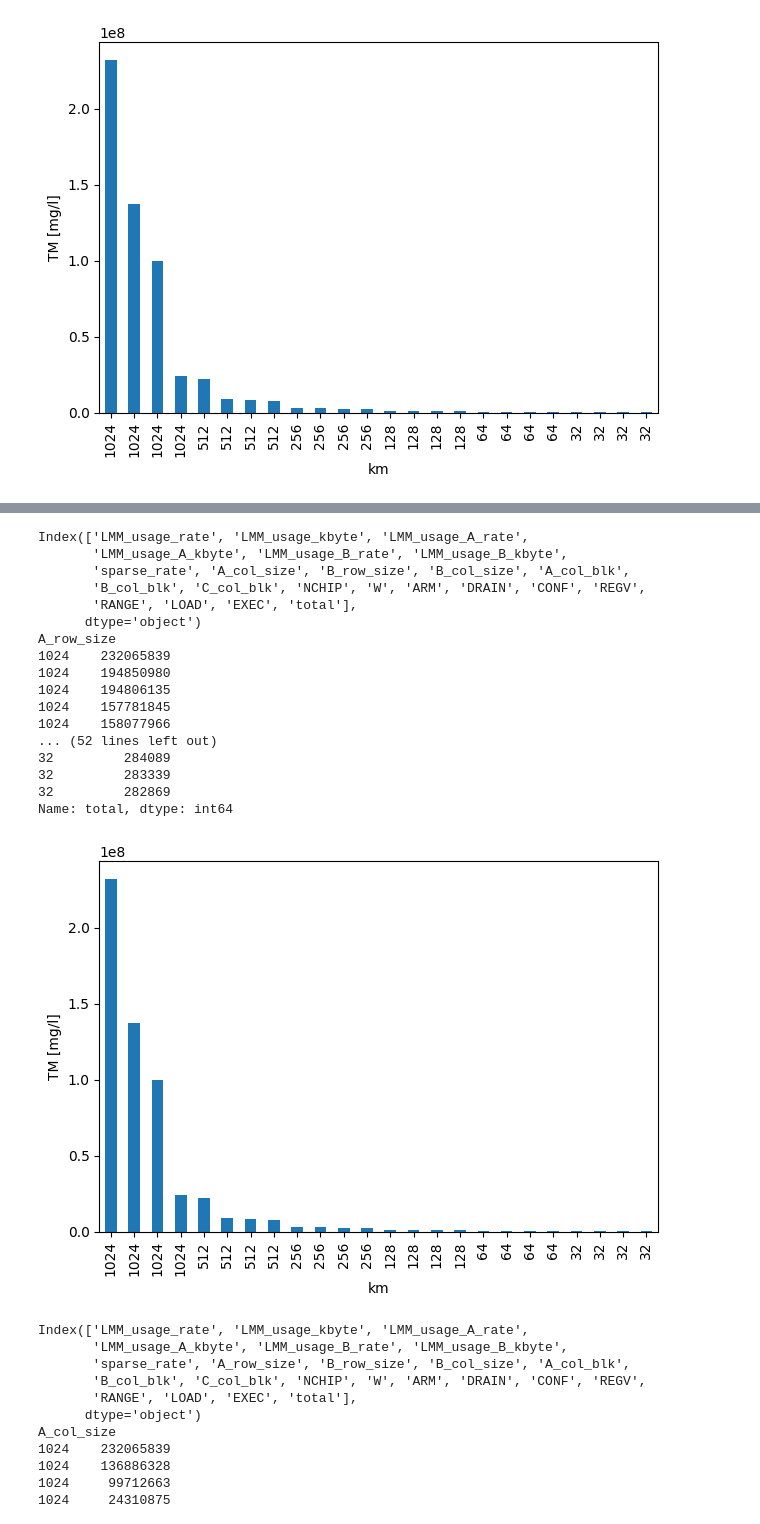
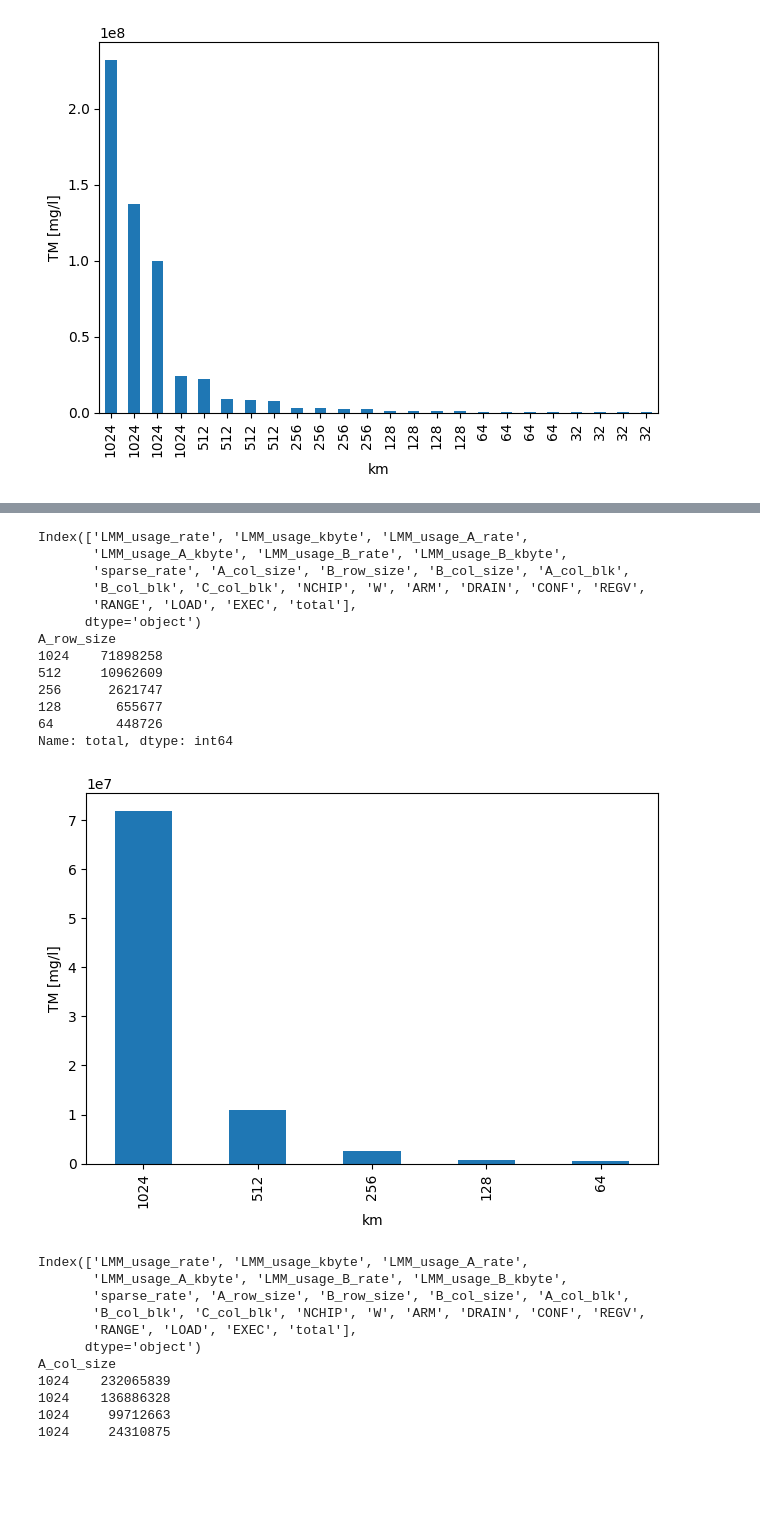
Before and after one commit to taku2365/IMAX_sparse.cent, a Jupyter notebook: src/emax6_sparselib/result_vis.ipynb, the cells around one changed output, grey strips where cells are left out. Cells and saved outputs as stored; diff of their text form; code cells hidden in the pictures; blank space fills up the shorter version.

```diff
--- a/src/emax6_sparselib/result_vis.ipynb
+++ b/src/emax6_sparselib/result_vis.ipynb
@@ -200,47 +290,42 @@ import matplotlib.pyplot as plt
 plt.rcParams.update(plt.rcParamsDefault)
 # df = pd.DataFrame({'Group 1': {-60.0:0, -20.0:0, 12.5:0, 62.0:0, 123.8:0, 181.0: 5.013532366071429e-06, 225.2: 0.00010224713604266826, 248.0: 0.0002520240051269531, 274.9: 0.0006304542296807856, 304.2: 0.0009587457616051962, 331.0: 0.0021422429744175505}, 'Group 2': {-60.0: 0.0003144776457026891, -20.0: 5.43150903588747e-05, 12.5: 0.00012757662141348495, 62.0: 6.852403753623154e-05, 123.8: 5.980538377849872e-05, 181.0: 5.000001780657088e-05, 225.2: 0.00010152032391840468, 248.0: 0.0005436288535458056, 274.9: 0.00038244130009346957, 304.2: 0.00023423789360943164, 331.0: 9.508221455006986e-05}, 'Group 3': {-60.0: 0.00021804919790451726, -20.0: 0.0002884471518114942, 12.5: 0.00024001954291413006, 62.0: 0.00020780311751064946, 123.8:0, 181.0: 0.0003548555407567293, 225.2: 0.0011448858440205976, 248.0: 0.0031436022397010425, 274.9: 0.001858462242669843, 304.2: 0.0019485330483867962, 331.0: 0.0017062062250634059}})
 # df = pd.read_csv('./result_1024_512_256_128_64_32_CHIP4.csv',index_col="A_row_size")
-df = pd.read_csv('./result_1024_512_256_128_64_32_CHIP4_ver2.csv',index_col="A_row_size")
+df = pd.read_csv('./result_1024_512_256_128_64_32_CHIP4_normal.csv',index_col="A_row_size")
 # print(df_header["A_row_size"])
 print( df.columns)
-df_1 = df[(df['sparse_rate'] == 0.0)|(df['sparse_rate'] == 0.5)|(df['sparse_rate'] == 0.7)|(df['sparse_rate'] == 0.9)]\
-    [["sparse_rate","ARM","DRAIN","CONF","REGV","RANGE","LOAD","EXEC","total"]]
+df_1 = df[["sparse_rate","ARM","DRAIN","CONF","REGV","RANGE","LOAD","EXEC","total"]]
 bottom = 0
 print(df["total"])
 # for i in df.columns:
 #     print(i)
 #     plt.bar(df.index, df[i], width=width, bottom=bottom)
 #     bottom += df[i]
 
 # plt.bar(df.index[:5], df["ARM"][:5], width=width, bottom=bottom)
 df_1["total"].plot.bar(stacked=True)
 
 # bottom += df["ARM"]
 
 plt.ylabel('TM [mg/l]')
 plt.xlabel('km')
 # plt.legend(df.columns)
 plt.tight_layout()
 plt.show()
 # %% [output]
 Index(['LMM_usage_rate', 'LMM_usage_kbyte', 'LMM_usage_A_rate',
        'LMM_usage_A_kbyte', 'LMM_usage_B_rate', 'LMM_usage_B_kbyte',
        'sparse_rate', 'A_col_size', 'B_row_size', 'B_col_size', 'A_col_blk',
        'B_col_blk', 'C_col_blk', 'NCHIP', 'W', 'ARM', 'DRAIN', 'CONF', 'REGV',
        'RANGE', 'LOAD', 'EXEC', 'total'],
       dtype='object')
 A_row_size
-1024    232065839
-1024    194850980
-1024    194806135
-1024    157781845
-1024    158077966
-... (52 lines left out)
-32         284089
-32         283339
-32         282869
+1024    71898258
+512     10962609
+256      2621747
+128       655677
+64        448726
 Name: total, dtype: int64
-[figure, old version]
+[figure, new version]
 # %%
 import pandas as pd
 import matplotlib.pyplot as plt
```
Also changed, not shown: parts of 5 cells of this notebook, 29 other files.
